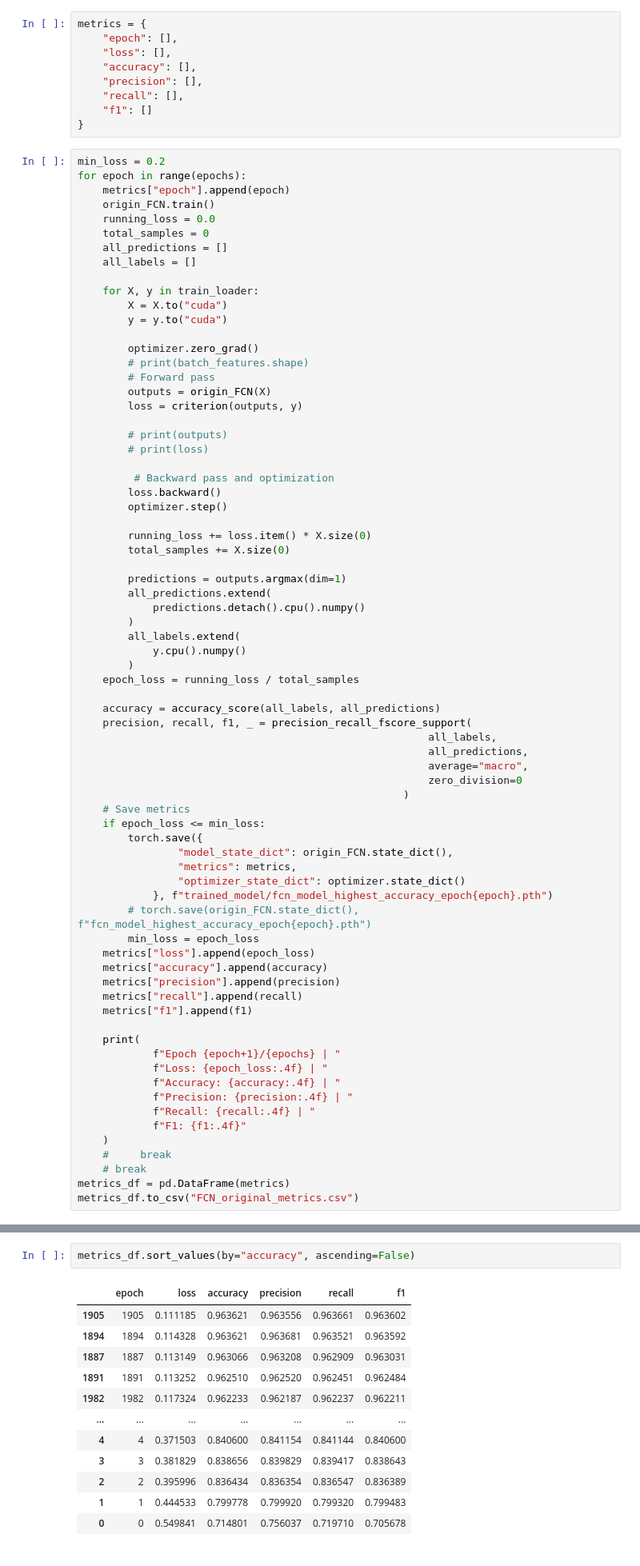
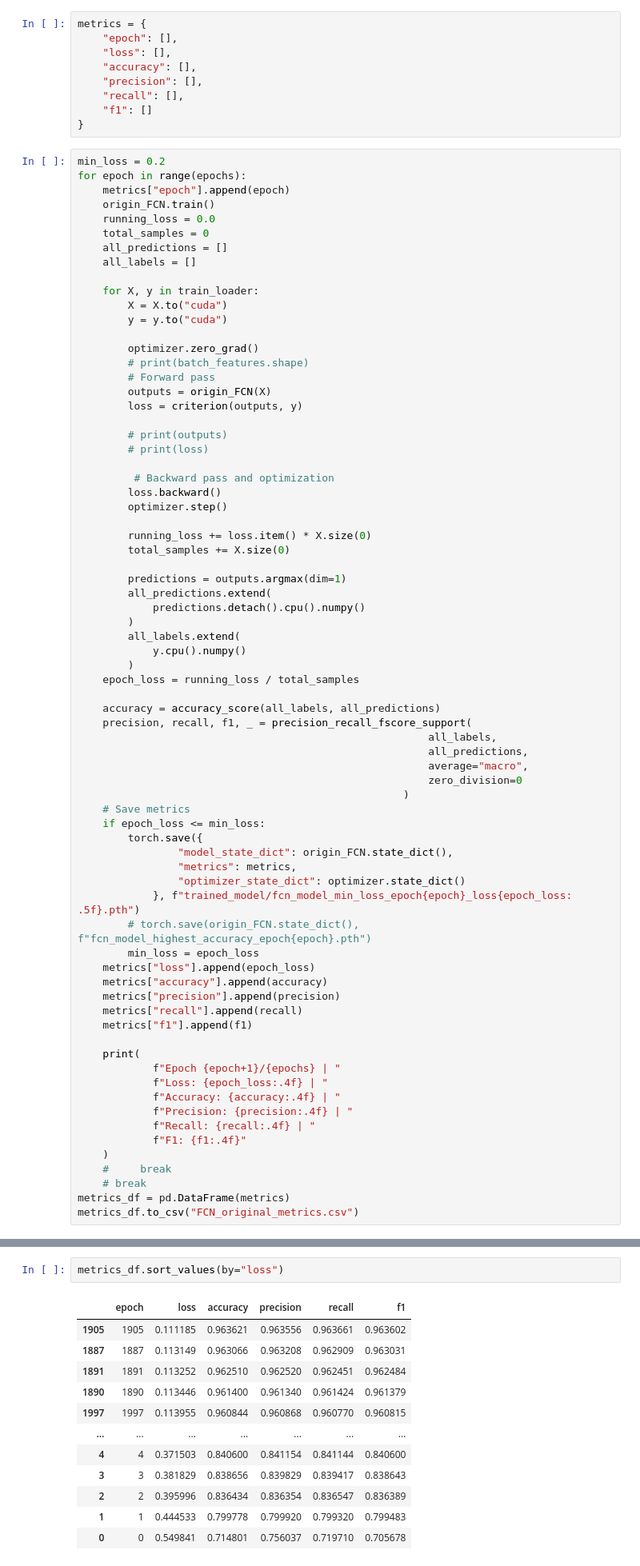
Before and after one commit to Henry715/Time-series-Group-Project, a Jupyter notebook: FCN_training.ipynb, the cells around one changed output, grey strips where cells are left out. Shown at 80% size. Saved outputs shown, nothing was run; the diff lists cells and outputs as text.

```diff
--- a/FCN_training.ipynb
+++ b/FCN_training.ipynb
@@ -143,7 +143,7 @@ for epoch in range(epochs):
                 "model_state_dict": origin_FCN.state_dict(),
                 "metrics": metrics,
                 "optimizer_state_dict": optimizer.state_dict()
-            }, f"trained_model/fcn_model_highest_accuracy_epoch{epoch}.pth")
+            }, f"trained_model/fcn_model_min_loss_epoch{epoch}_loss{epoch_loss: .5f}.pth")
         # torch.save(origin_FCN.state_dict(), f"fcn_model_highest_accuracy_epoch{epoch}.pth")
         min_loss = epoch_loss
     metrics["loss"].append(epoch_loss)
@@ -183,14 +183,14 @@ Epoch 1998/2000 | Loss: 0.1140 | Accuracy: 0.9608 | Precision: 0.9609 | Recall:
 Epoch 1999/2000 | Loss: 0.1151 | Accuracy: 0.9578 | Precision: 0.9577 | Recall: 0.9579 | F1: 0.9578
 Epoch 2000/2000 | Loss: 0.1313 | Accuracy: 0.9470 | Precision: 0.9469 | Recall: 0.9470 | F1: 0.9469
 # %%
-metrics_df.sort_values(by="accuracy", ascending=False)
+metrics_df.sort_values(by="loss")
 # %% [output]
 |  | epoch | loss | accuracy | precision | recall | f1 |
 | 1905 | 1905 | 0.111185 | 0.963621 | 0.963556 | 0.963661 | 0.963602 |
-| 1894 | 1894 | 0.114328 | 0.963621 | 0.963681 | 0.963521 | 0.963592 |
 | 1887 | 1887 | 0.113149 | 0.963066 | 0.963208 | 0.962909 | 0.963031 |
 | 1891 | 1891 | 0.113252 | 0.962510 | 0.962520 | 0.962451 | 0.962484 |
-| 1982 | 1982 | 0.117324 | 0.962233 | 0.962187 | 0.962237 | 0.962211 |
+| 1890 | 1890 | 0.113446 | 0.961400 | 0.961340 | 0.961424 | 0.961379 |
+| 1997 | 1997 | 0.113955 | 0.960844 | 0.960868 | 0.960770 | 0.960815 |
 | ... | ... | ... | ... | ... | ... | ... |
 | 4 | 4 | 0.371503 | 0.840600 | 0.841154 | 0.841144 | 0.840600 |
 | 3 | 3 | 0.381829 | 0.838656 | 0.839829 | 0.839417 | 0.838643 |
```
Also changed, not shown: parts of 7 cells of this notebook, 3 other files.
